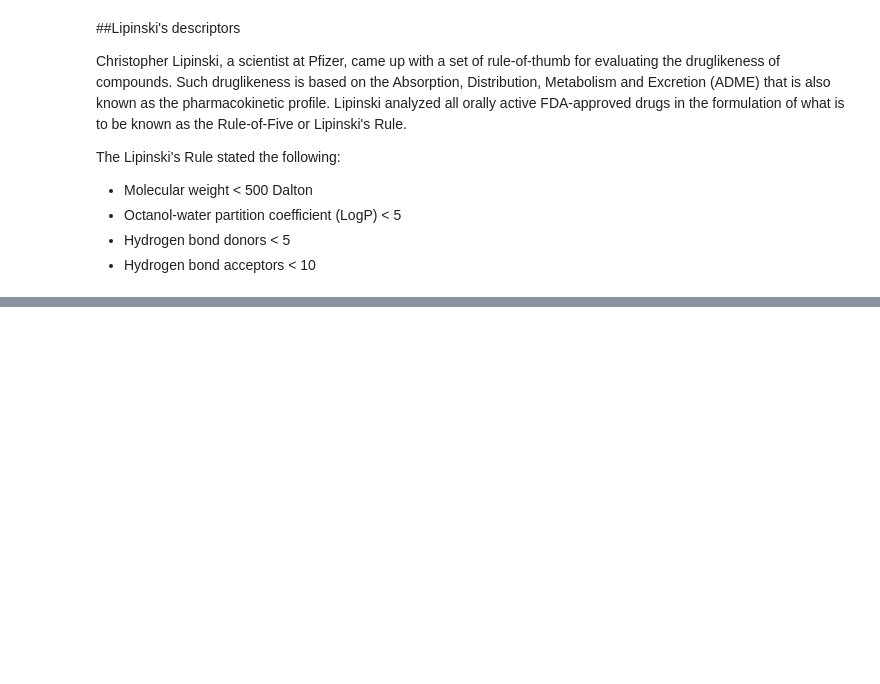
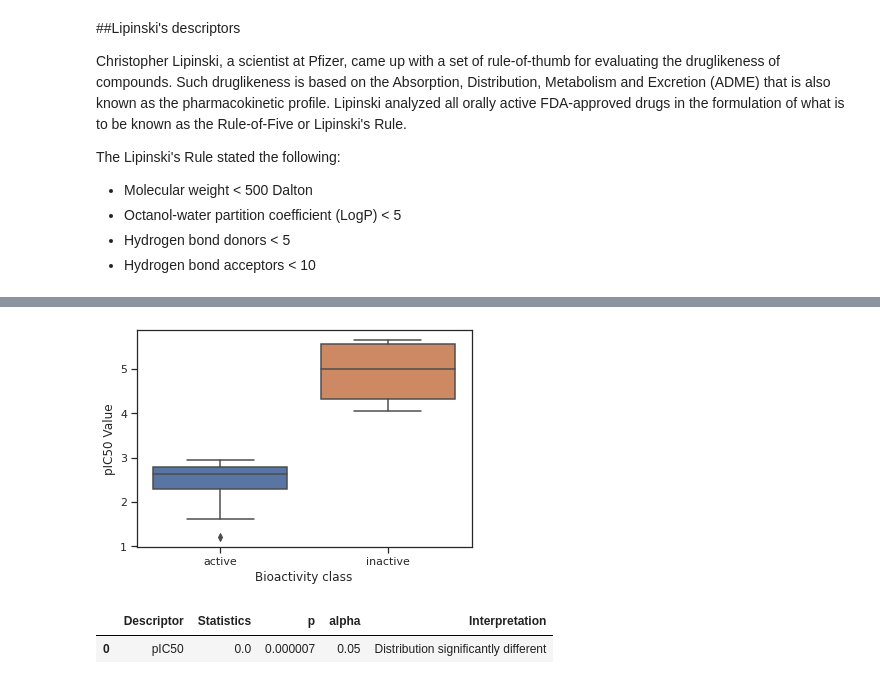
Before and after one commit to galib96/drug-discovery-ml, a Jupyter notebook: Bioinformatics_Drug_Discovery_Using_Machine_Learning.ipynb, the cells around one changed output, grey strips where cells are left out. Drawn from its saved outputs; the diff is of its cells as text; code cells hidden in the pictures; blank space fills up the shorter version.

```diff
--- a/Bioinformatics_Drug_Discovery_Using_Machine_Learning.ipynb
+++ b/Bioinformatics_Drug_Discovery_Using_Machine_Learning.ipynb
@@ -193,0 +319,18 @@ df_proc.head()
+# %%
+# bioactivity class and pIC50 value
+
+sns.boxplot(x='class', y='pIC50', data=df2)
+plt.xlabel('Bioactivity class')
+plt.ylabel('pIC50 Value')
+
+plt.savefig('plot_bioactivity_class.pdf')
+
+plt.show()
+# %% [output]
+[figure, added]
+# %%
+# whitney test for pIC50
+whhitney_test('pIC50')
+# %% [output]
+|  | Descriptor | Statistics | p | alpha | Interpretation |
+| 0 | pIC50 | 0.0 | 0.000007 | 0.05 | Distribution significantly different |
```
Also changed, not shown: parts of 26 cells of this notebook.
